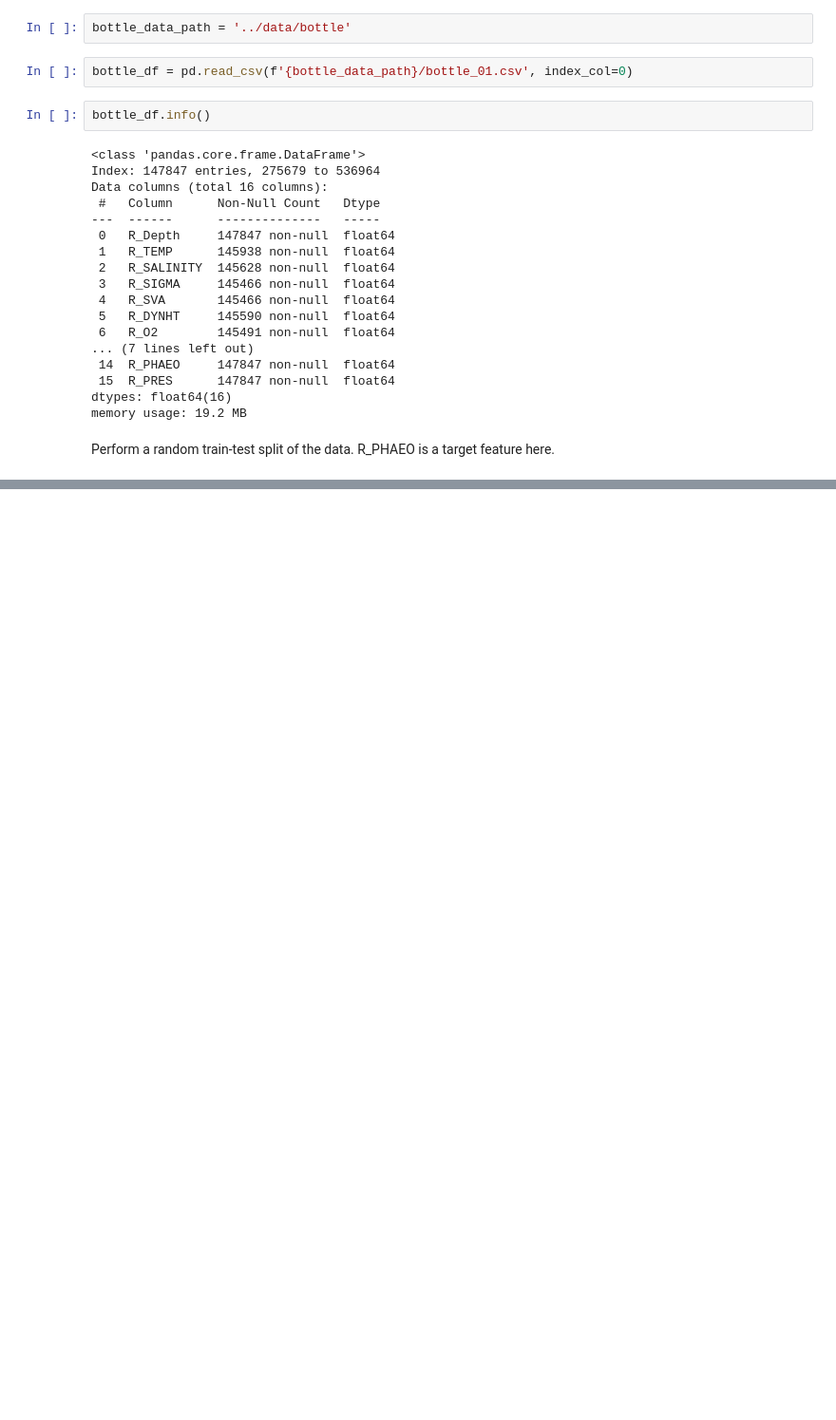
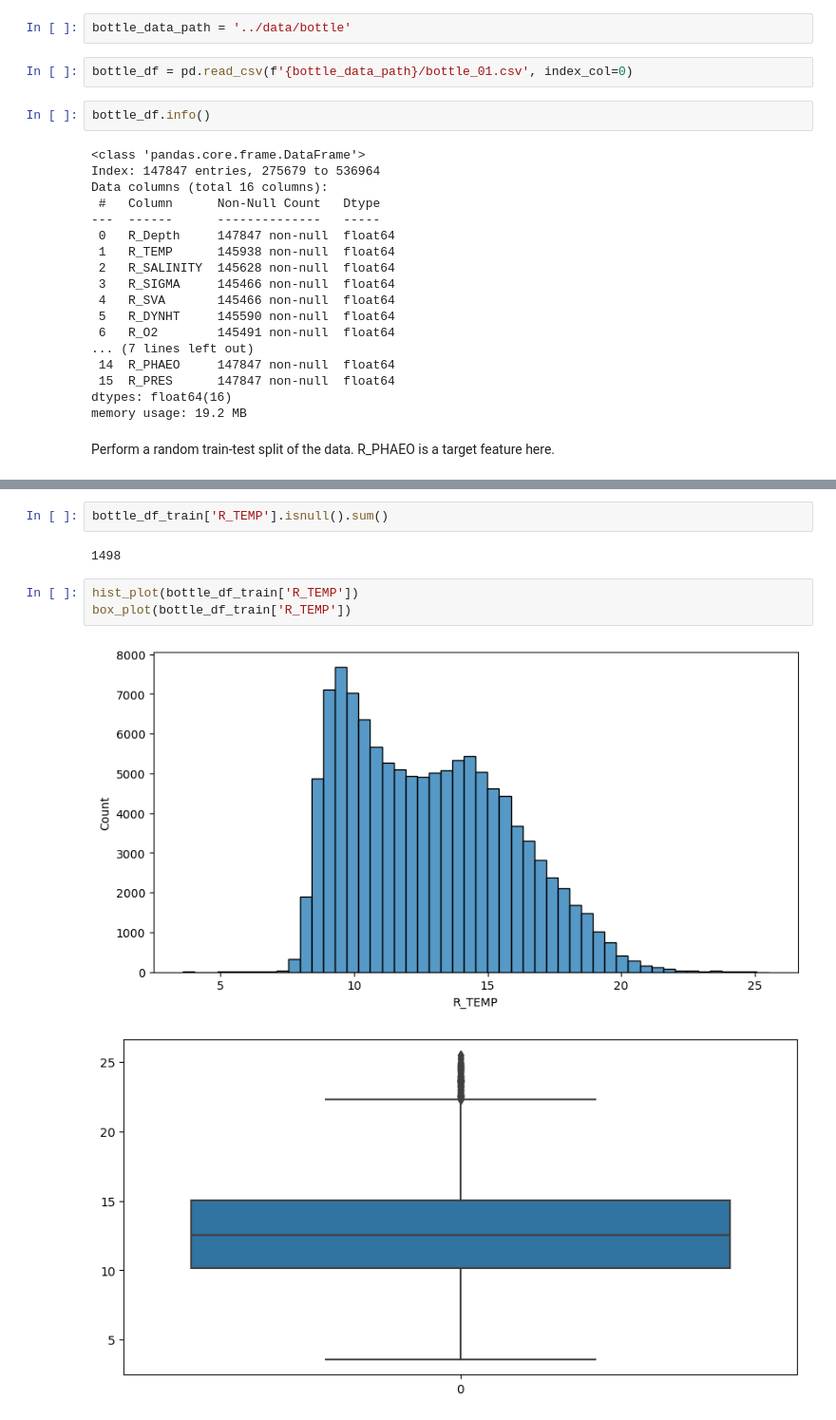
Before and after one commit to AndreiShelest/CalCOFI, a Jupyter notebook: notebooks/02.split-impute-explore.ipynb, the cells around one changed output, grey strips where cells are left out. Shown at 95% size. Cells and saved outputs as stored; diff of their text form; blank space fills up the shorter version.

```diff
--- a/notebooks/02.split-impute-explore.ipynb
+++ b/notebooks/02.split-impute-explore.ipynb
@@ -113,0 +93,10 @@ hist_plot(y_train[y_train < y_train.quantile(0.99)])
+# %%
+bottle_df_train['R_TEMP'].isnull().sum()
+# %% [output]
+1498
+# %%
+hist_plot(bottle_df_train['R_TEMP'])
+box_plot(bottle_df_train['R_TEMP'])
+# %% [output]
+[figure, added]
+[figure, added]
```
Also changed, not shown: parts of 29 cells of this notebook.
